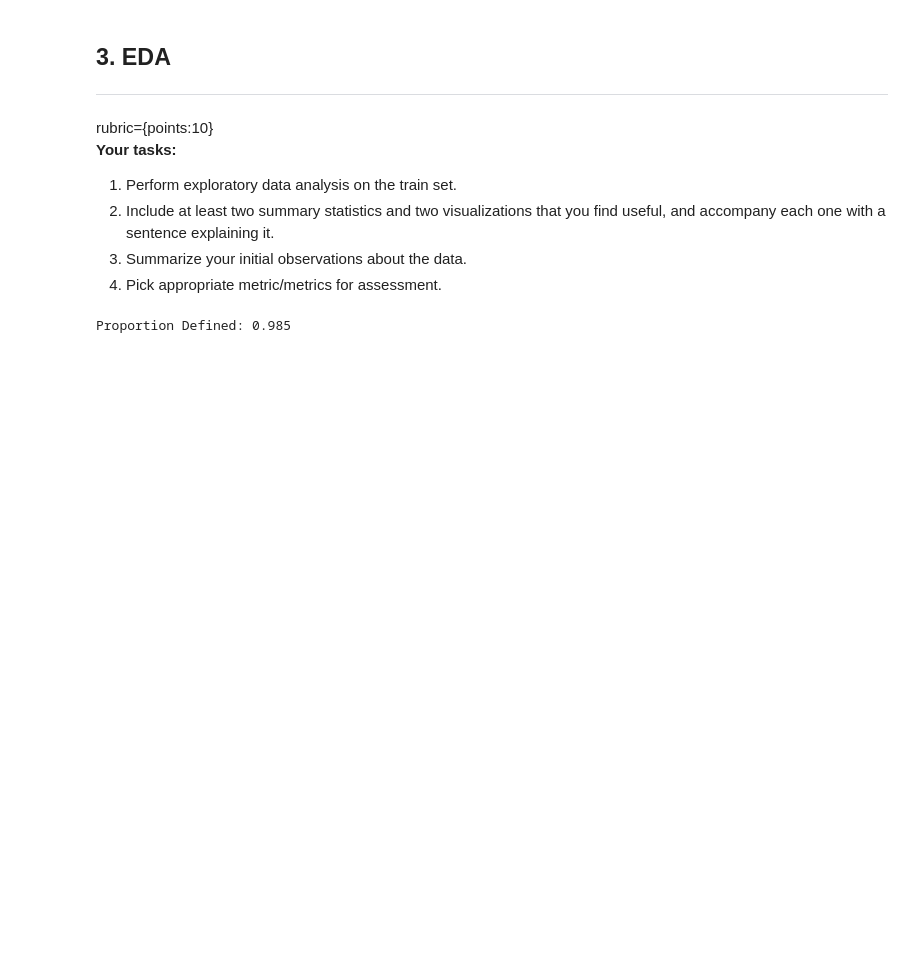
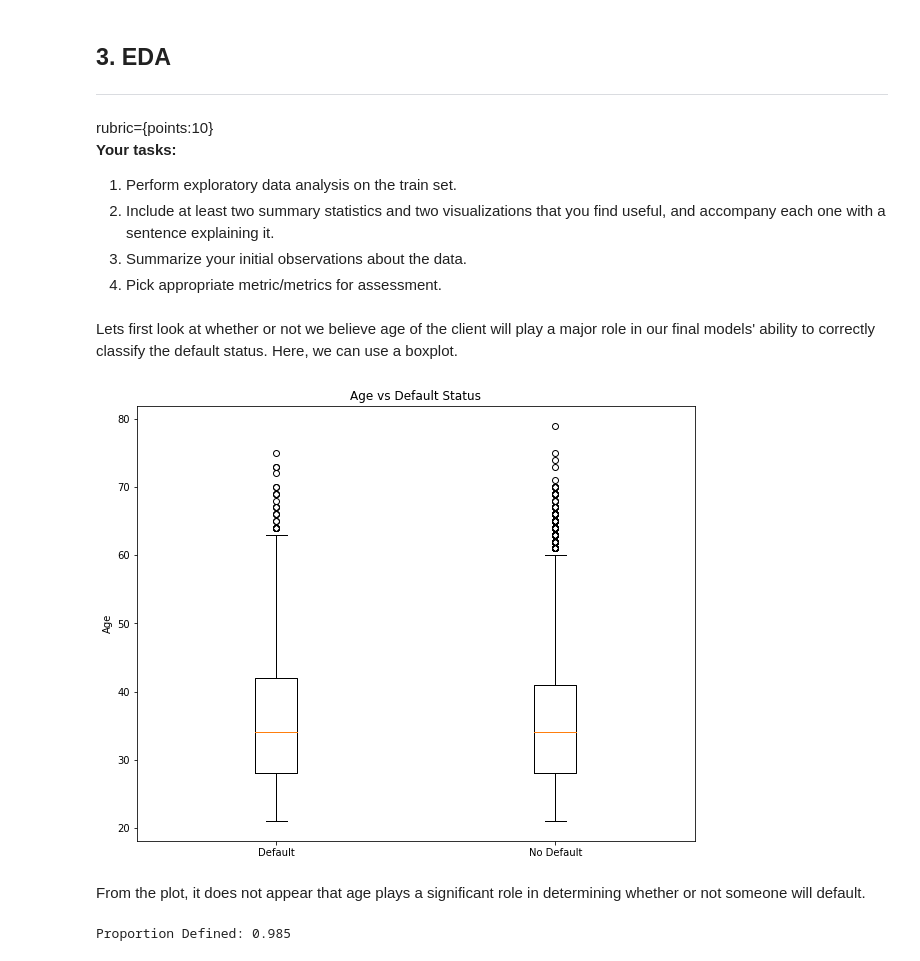
Before and after one commit to benhuckell/cpsc330, a Jupyter notebook: hw/hw6/hw6.ipynb, the cells around one changed output. Cells and saved outputs as stored; diff of their text form; code cells hidden in the pictures; blank space fills up the shorter version.

```diff
--- a/hw/hw6/hw6.ipynb
+++ b/hw/hw6/hw6.ipynb
@@ -172,6 +172,18 @@ rubric={points:10}
 2. Include at least two summary statistics and two visualizations that you find useful, and accompany each one with a sentence explaining it.
 3. Summarize your initial observations about the data.
 4. Pick appropriate metric/metrics for assessment.
+# %% [markdown]
+Lets first look at whether or not we believe age of the client will play a major role in our final models' ability to correctly classify the default status. Here, we can use a boxplot.
+# %%
+plt.figure(figsize=(10,8))
+plt.boxplot([train_df[train_df["default.payment.next.month"]==1]["AGE"], train_df[train_df["default.payment.next.month"]==0]["AGE"]], labels=["Default","No Default"])
+plt.title("Age vs Default Status")
+plt.ylabel("Age")
+plt.show()
+# %% [output]
+[figure, added]
+# %% [markdown]
+From the plot, it does not appear that age plays a significant role in determining whether or not someone will default.
 # %%
 # Look at education
 
```
Also changed, not shown: parts of 13 cells of this notebook.
